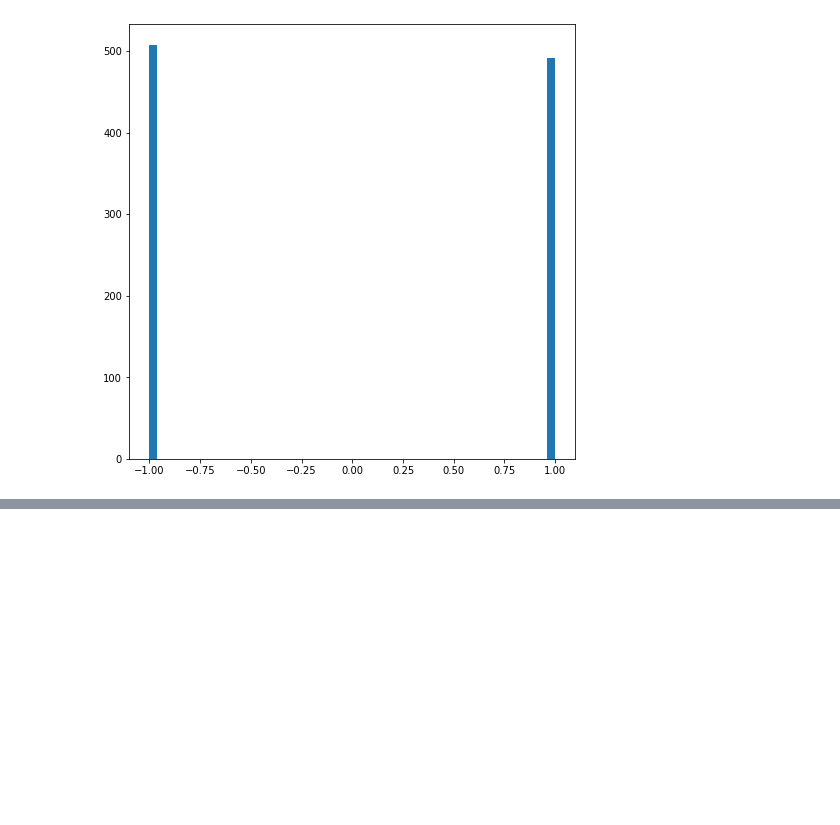
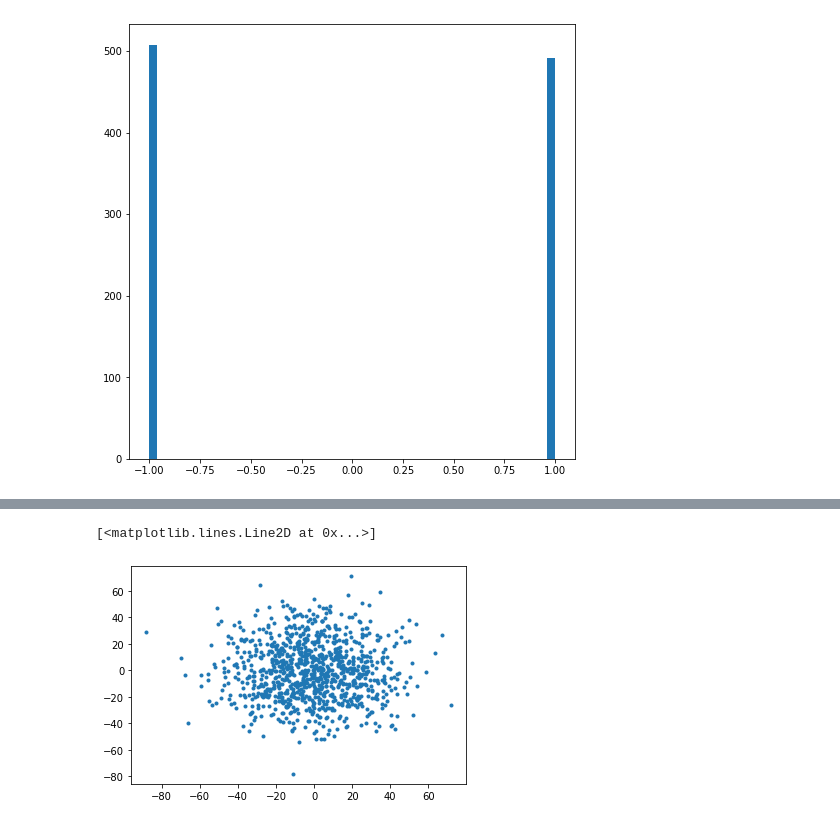
Before and after one commit to NTHU-Phys-Qubit/class-03162020-Chan-Sing-Hong, a Jupyter notebook: random_walk.ipynb, the cells around one changed output, grey strips where cells are left out. Saved outputs shown, nothing was run; the diff lists cells and outputs as text; code cells hidden in the pictures; blank space fills up the shorter version.

```diff
--- a/random_walk.ipynb
+++ b/random_walk.ipynb
@@ -75,0 +100,25 @@ _ = ax.hist(position, bins = 50)
+# %%
+# S = [-0.5, 0.5]
+n = 1000
+n_stat = 1000
+R = 1
+# %%
+x_last_position = []
+y_last_position = []
+for j in range(n_stat):
+    theta = np.random.random(n)*2*np.pi
+    x_step = R*np.cos(theta)
+    y_step = R*np.sin(theta)
+    x_position = np.zeros(n+1)
+    y_position = np.zeros(n+1)
+    for i in range(n):
+        x_position[i+1] = x_position[i] + x_step[i]
+        y_position[i+1] = y_position[i] + y_step[i]
+    x_last_position.append(x_position[-1])
+    y_last_position.append(y_position[-1])
+
+# plt.plot(x_position, y_position)
+plt.plot(x_last_position, y_last_position, '.')
+# %% [output]
+[<matplotlib.lines.Line2D at 0x...>]
+[figure, added]
```
Also changed, not shown: parts of 4 cells of this notebook.
